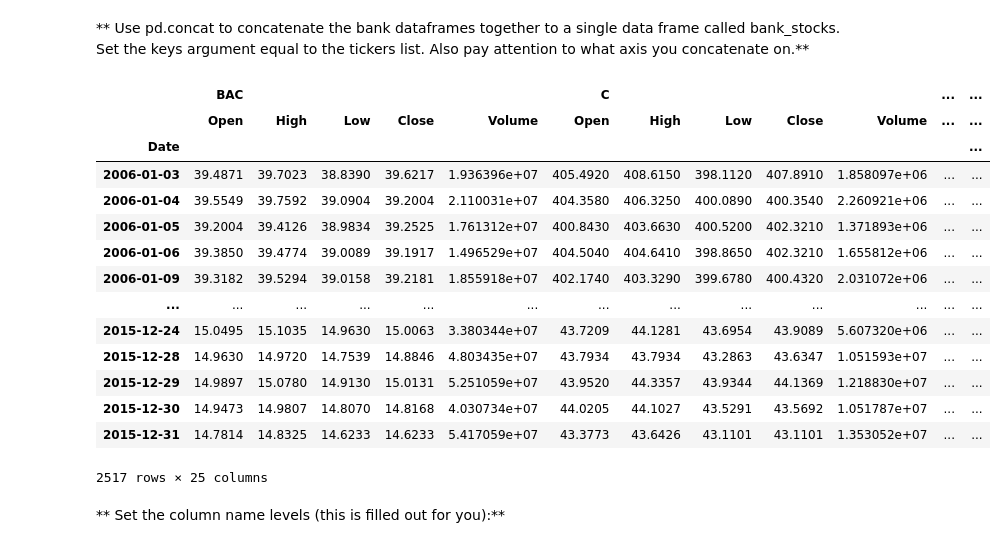
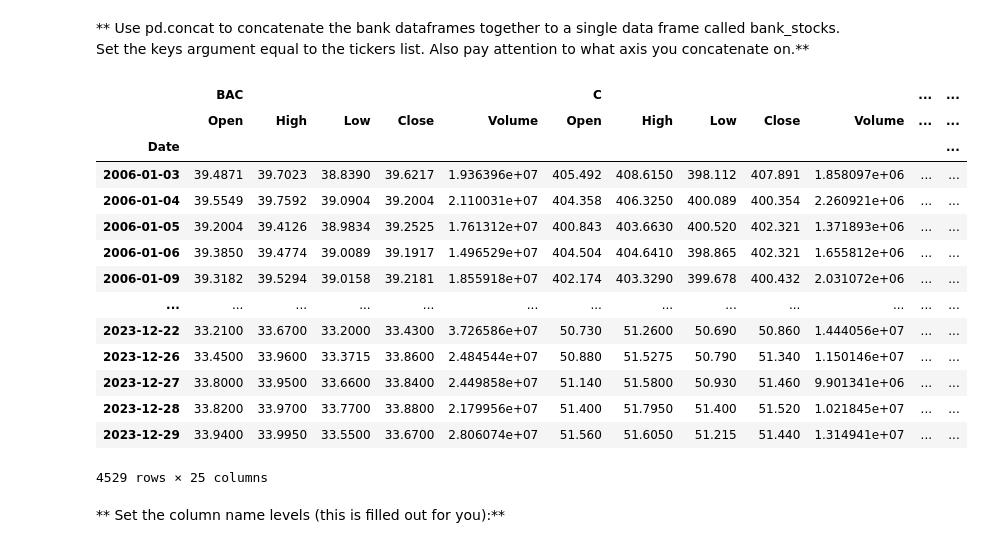
Before and after one commit to bttodd11/Python_DataScience, a Jupyter notebook: Section-13-Capstone Project/03-Finance Project.ipynb, the cells around one changed output. Cells and saved outputs as stored; diff of their text form; code cells hidden in the pictures.

```diff
--- a/Section-13-Capstone Project/03-Finance Project.ipynb
+++ b/Section-13-Capstone Project/03-Finance Project.ipynb
@@ -54,11 +55,11 @@ We need to get data using pandas datareader. We will get stock information for t
 ------------
 ### We also provide pickle file in the article lecture right before the video lectures.
 # %%
-BAC = web.DataReader('BAC', 'stooq', start='2006-01-01', end='2016-01-01')
-C = web.DataReader('C', 'stooq', start='2006-01-01', end='2016-01-01')
-GS = web.DataReader('GS', 'stooq', start='2006-01-01', end='2016-01-01')
-JPM = web.DataReader('JPM', 'stooq', start='2006-01-01', end='2016-01-01')
-MS = web.DataReader('MS', 'stooq', start='2006-01-01', end='2016-01-01')
+BAC = web.DataReader('BAC', 'stooq', start='2006-01-01', end='2024-01-01')
+C = web.DataReader('C', 'stooq', start='2006-01-01', end='2024-01-01')
+GS = web.DataReader('GS', 'stooq', start='2006-01-01', end='2024-01-01')
+JPM = web.DataReader('JPM', 'stooq', start='2006-01-01', end='2024-01-01')
+MS = web.DataReader('MS', 'stooq', start='2006-01-01', end='2024-01-01')
 
 
 # df = pd.read_pickle('all_banks')
@@ -79,24 +80,24 @@ ticker = ['BAC', 'C', 'GS', 'JPM', 'MS']
 # %% [markdown]
 ** Use pd.concat to concatenate the bank dataframes together to a single data frame called bank_stocks. Set the keys argument equal to the tickers list. Also pay attention to what axis you concatenate on.**
 # %%
-bank_stocks = pd.concat([BAC, C, GS, JPM, MS, WF], keys=ticker, axis=1)
+bank_stocks = pd.concat([BAC, C, GS, JPM, MS], keys=ticker, axis=1)
 bank_stocks
 # %% [output]
 |  | BAC |  |  |  |  | C |  |  |  |  | ... | ... |
 |  | Open | High | Low | Close | Volume | Open | High | Low | Close | Volume | ... | ... |
 | Date |  |  |  |  |  |  |  |  |  |  |  | ... |
-| 2006-01-03 | 39.4871 | 39.7023 | 38.8390 | 39.6217 | 1.936396e+07 | 405.4920 | 408.6150 | 398.1120 | 407.8910 | 1.858097e+06 | ... | ... |
-| 2006-01-04 | 39.5549 | 39.7592 | 39.0904 | 39.2004 | 2.110031e+07 | 404.3580 | 406.3250 | 400.0890 | 400.3540 | 2.260921e+06 | ... | ... |
-| 2006-01-05 | 39.2004 | 39.4126 | 38.9834 | 39.2525 | 1.761312e+07 | 400.8430 | 403.6630 | 400.5200 | 402.3210 | 1.371893e+06 | ... | ... |
-| 2006-01-06 | 39.3850 | 39.4774 | 39.0089 | 39.1917 | 1.496529e+07 | 404.5040 | 404.6410 | 398.8650 | 402.3210 | 1.655812e+06 | ... | ... |
-| 2006-01-09 | 39.3182 | 39.5294 | 39.0158 | 39.2181 | 1.855918e+07 | 402.1740 | 403.3290 | 399.6780 | 400.4320 | 2.031072e+06 | ... | ... |
+| 2006-01-03 | 39.4871 | 39.7023 | 38.8390 | 39.6217 | 1.936396e+07 | 405.492 | 408.6150 | 398.112 | 407.891 | 1.858097e+06 | ... | ... |
+| 2006-01-04 | 39.5549 | 39.7592 | 39.0904 | 39.2004 | 2.110031e+07 | 404.358 | 406.3250 | 400.089 | 400.354 | 2.260921e+06 | ... | ... |
+| 2006-01-05 | 39.2004 | 39.4126 | 38.9834 | 39.2525 | 1.761312e+07 | 400.843 | 403.6630 | 400.520 | 402.321 | 1.371893e+06 | ... | ... |
+| 2006-01-06 | 39.3850 | 39.4774 | 39.0089 | 39.1917 | 1.496529e+07 | 404.504 | 404.6410 | 398.865 | 402.321 | 1.655812e+06 | ... | ... |
+| 2006-01-09 | 39.3182 | 39.5294 | 39.0158 | 39.2181 | 1.855918e+07 | 402.174 | 403.3290 | 399.678 | 400.432 | 2.031072e+06 | ... | ... |
 | ... | ... | ... | ... | ... | ... | ... | ... | ... | ... | ... | ... | ... |
-| 2015-12-24 | 15.0495 | 15.1035 | 14.9630 | 15.0063 | 3.380344e+07 | 43.7209 | 44.1281 | 43.6954 | 43.9089 | 5.607320e+06 | ... | ... |
-| 2015-12-28 | 14.9630 | 14.9720 | 14.7539 | 14.8846 | 4.803435e+07 | 43.7934 | 43.7934 | 43.2863 | 43.6347 | 1.051593e+07 | ... | ... |
-| 2015-12-29 | 14.9897 | 15.0780 | 14.9130 | 15.0131 | 5.251059e+07 | 43.9520 | 44.3357 | 43.9344 | 44.1369 | 1.218830e+07 | ... | ... |
-| 2015-12-30 | 14.9473 | 14.9807 | 14.8070 | 14.8168 | 4.030734e+07 | 44.0205 | 44.1027 | 43.5291 | 43.5692 | 1.051787e+07 | ... | ... |
-| 2015-12-31 | 14.7814 | 14.8325 | 14.6233 | 14.6233 | 5.417059e+07 | 43.3773 | 43.6426 | 43.1101 | 43.1101 | 1.353052e+07 | ... | ... |
+| 2023-12-22 | 33.2100 | 33.6700 | 33.2000 | 33.4300 | 3.726586e+07 | 50.730 | 51.2600 | 50.690 | 50.860 | 1.444056e+07 | ... | ... |
+| 2023-12-26 | 33.4500 | 33.9600 | 33.3715 | 33.8600 | 2.484544e+07 | 50.880 | 51.5275 | 50.790 | 51.340 | 1.150146e+07 | ... | ... |
+| 2023-12-27 | 33.8000 | 33.9500 | 33.6600 | 33.8400 | 2.449858e+07 | 51.140 | 51.5800 | 50.930 | 51.460 | 9.901341e+06 | ... | ... |
+| 2023-12-28 | 33.8200 | 33.9700 | 33.7700 | 33.8800 | 2.179956e+07 | 51.400 | 51.7950 | 51.400 | 51.520 | 1.021845e+07 | ... | ... |
+| 2023-12-29 | 33.9400 | 33.9950 | 33.5500 | 33.6700 | 2.806074e+07 | 51.560 | 51.6050 | 51.215 | 51.440 | 1.314941e+07 | ... | ... |
-2517 rows × 25 columns
+4529 rows × 25 columns
 # %% [markdown]
 ** Set the column name levels (this is filled out for you):**
 # %%
```
Also changed, not shown: parts of 32 cells of this notebook, 2 other files.
